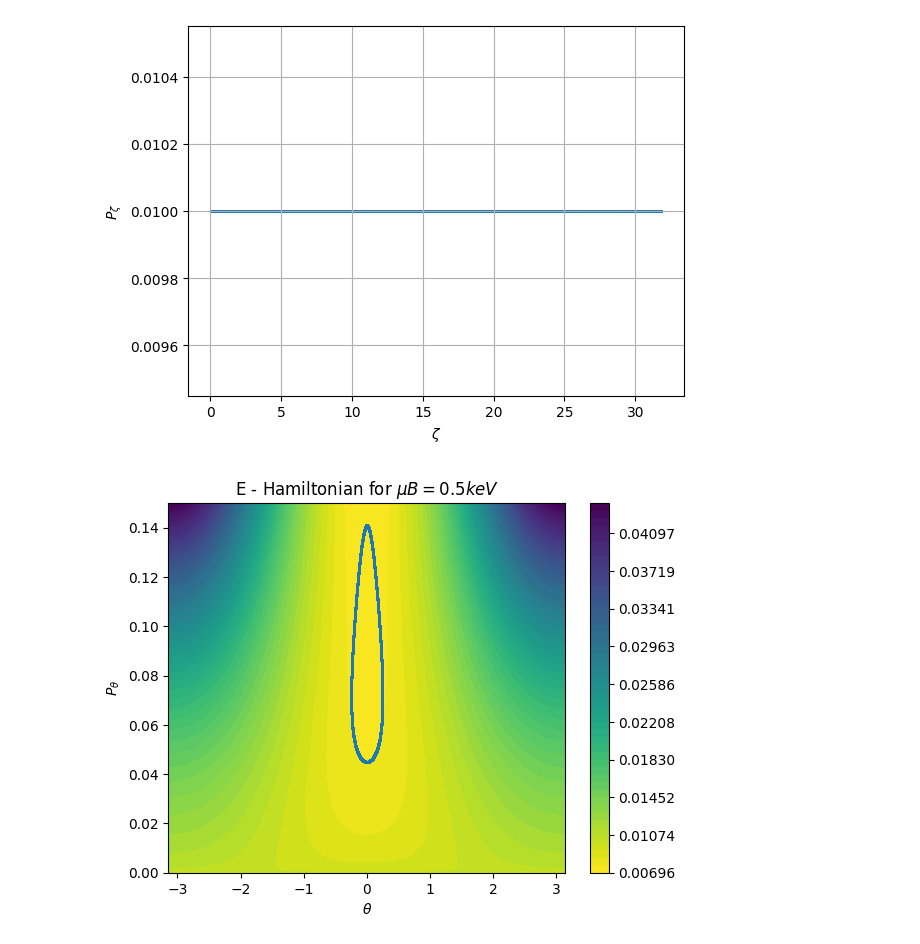
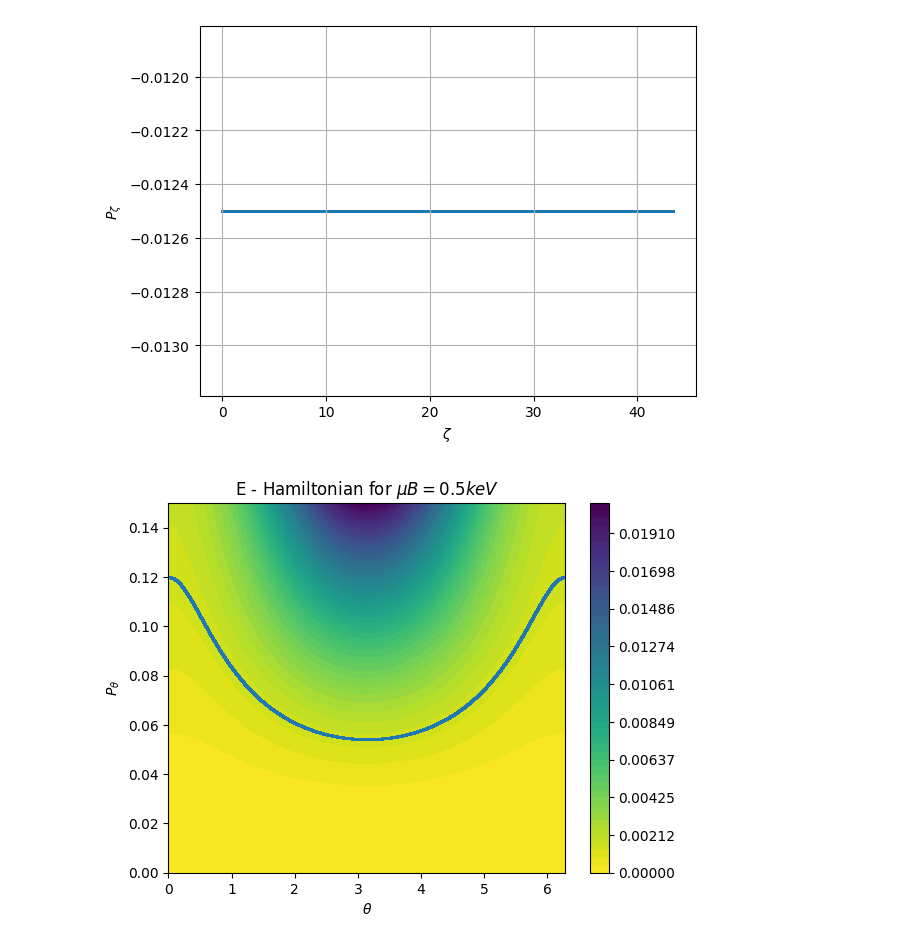
Before and after one commit to PlasmaPhy/Eq-of-motion, a Jupyter notebook: solve_paper_equations.ipynb, the cells around one changed output. Drawn from its saved outputs; the diff is of its cells as text; code cells hidden in the pictures.

```diff
--- a/solve_paper_equations.ipynb
+++ b/solve_paper_equations.ipynb
@@ -10,14 +10,14 @@ importlib.reload(Paper_equations)
 # Initial conditions
 t0 = 0
 initial_J = 0
-initial_psi = 0.045
-initial_P_J = 0.01
+initial_psi = 0.12
+initial_P_J = -0.0125
 initial_theta = 0
 
 y0 = np.array([initial_P_J, initial_psi, initial_J, initial_theta])
 tf = 1000  # Final time
 h = 0.005  # Step size
-m = 10 ** (-2)
+m = 10 ** (-6)
 q_0 = 1
 q_wall = 3.5
 
@@ -30,7 +30,7 @@ P_J_values = y_values[:, 0]
 psi_values = y_values[:, 1]
 J_values = y_values[:, 2]
 theta_values = y_values[:, 3]
-# theta_values = np.mod(theta_values, 2*np.pi)
+theta_values = np.mod(theta_values, 2*np.pi)
 
 # Create subplots
 plt.figure(figsize=(12, 8))
@@ -78,30 +78,30 @@ plt.ylabel('$P_{\\zeta}$')
 plt.grid(True)
 plt.show()
 # %% [output]
-[figure, old version]
+[figure, new version]
 # %%
 # Generating mesh for the GC Hamiltonian calculation
-theta_vals = np.linspace(-np.pi, np.pi, 100)
+theta_vals = np.linspace(0, 2*np.pi, 100)
 psi_vals = np.linspace(0.0, 0.15, 100)
 theta, psi = np.meshgrid(theta_vals, psi_vals)
 
 # For the calculation of ψ_p we used th hypergeometric function
 psi_p = psi/q_0*Paper_equations.calc_hyp2f1(psi, q_0, q_wall, 2).astype(np.float64)
 # Hamiltonian of the GC W, calculation
 W = (initial_P_J + psi_p)**2*((1-np.sqrt(2*psi)*np.cos(theta)))**2/2 + m*(1-np.sqrt(2*psi)*np.cos(theta))
 
 # Creating a contour plot with specified levels
 levels = np.linspace(np.min(W), np.max(W), 50)
 contour = plt.contourf(theta, psi, W, levels=levels, cmap = plt.cm.get_cmap('viridis').reversed())
 plt.colorbar()
 plt.scatter(theta_values, psi_values, s=0.5)
 
 plt.xlabel('$\\theta$')
 # plt.ylim(0,3)
 # plt.xlim(0,3)
 plt.ylabel('$P_{\\theta}$')
 plt.title('E - Hamiltonian for $\\mu B = 0.5 keV$')
 
 plt.show()
 # %% [output]
-[figure, old version]
+[figure, new version]
```
Also changed, not shown: parts of 2 cells of this notebook, 2 other files.
